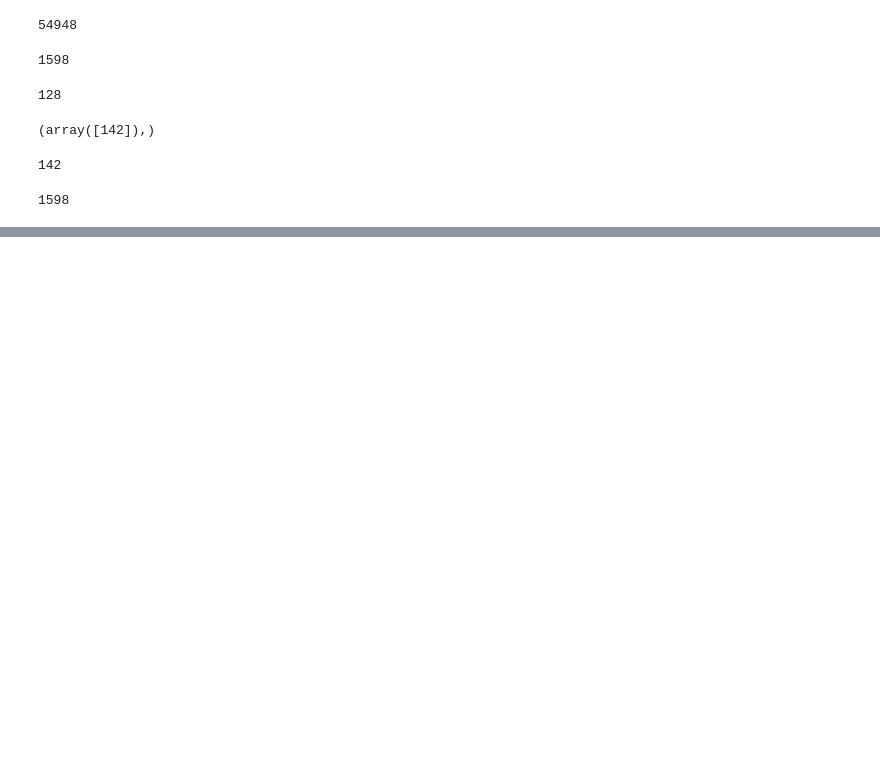
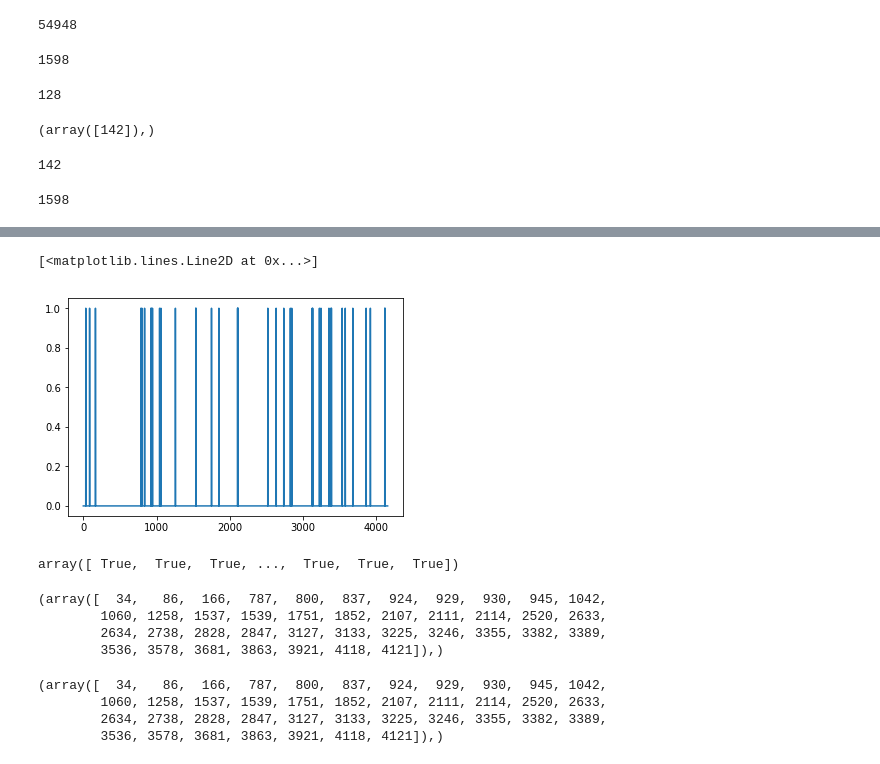
Before and after one commit to gamleksi/SNAP_community_detection, a Jupyter notebook: nb.ipynb, the cells around one changed output, grey strips where cells are left out. Saved outputs shown, nothing was run; the diff lists cells and outputs as text; code cells hidden in the pictures; blank space fills up the shorter version.

```diff
--- a/nb.ipynb
+++ b/nb.ipynb
@@ -101,7 +101,7 @@ nx.draw(graph, with_labels=False, ax=ax, node_size=100) # Warning: takes a long
 # %% [output]
 [figure]
 # %%
-k = 10
+k = 2
 # %%
 # Benchmark against sklearn
 labels = spectral_clustering(adjacency_matrix, n_clusters=k, eigen_solver='arpack')
@@ -475,0 +501,23 @@ found_labels[142]
+# %%
+plt.plot(labels)
+# %% [output]
+[<matplotlib.lines.Line2D at 0x...>]
+[figure, added]
+# %%
+(labels == grca_C)
+# %% [output]
+array([ True,  True,  True, ...,  True,  True,  True])
+# %%
+np.where(labels == True)
+# %% [output]
+(array([  34,   86,  166,  787,  800,  837,  924,  929,  930,  945, 1042,
+        1060, 1258, 1537, 1539, 1751, 1852, 2107, 2111, 2114, 2520, 2633,
+        2634, 2738, 2828, 2847, 3127, 3133, 3225, 3246, 3355, 3382, 3389,
+        3536, 3578, 3681, 3863, 3921, 4118, 4121]),)
+# %%
+np.where(grca_C == True)
+# %% [output]
+(array([  34,   86,  166,  787,  800,  837,  924,  929,  930,  945, 1042,
+        1060, 1258, 1537, 1539, 1751, 1852, 2107, 2111, 2114, 2520, 2633,
+        2634, 2738, 2828, 2847, 3127, 3133, 3225, 3246, 3355, 3382, 3389,
+        3536, 3578, 3681, 3863, 3921, 4118, 4121]),)
```
Also changed, not shown: parts of 11 cells of this notebook.
